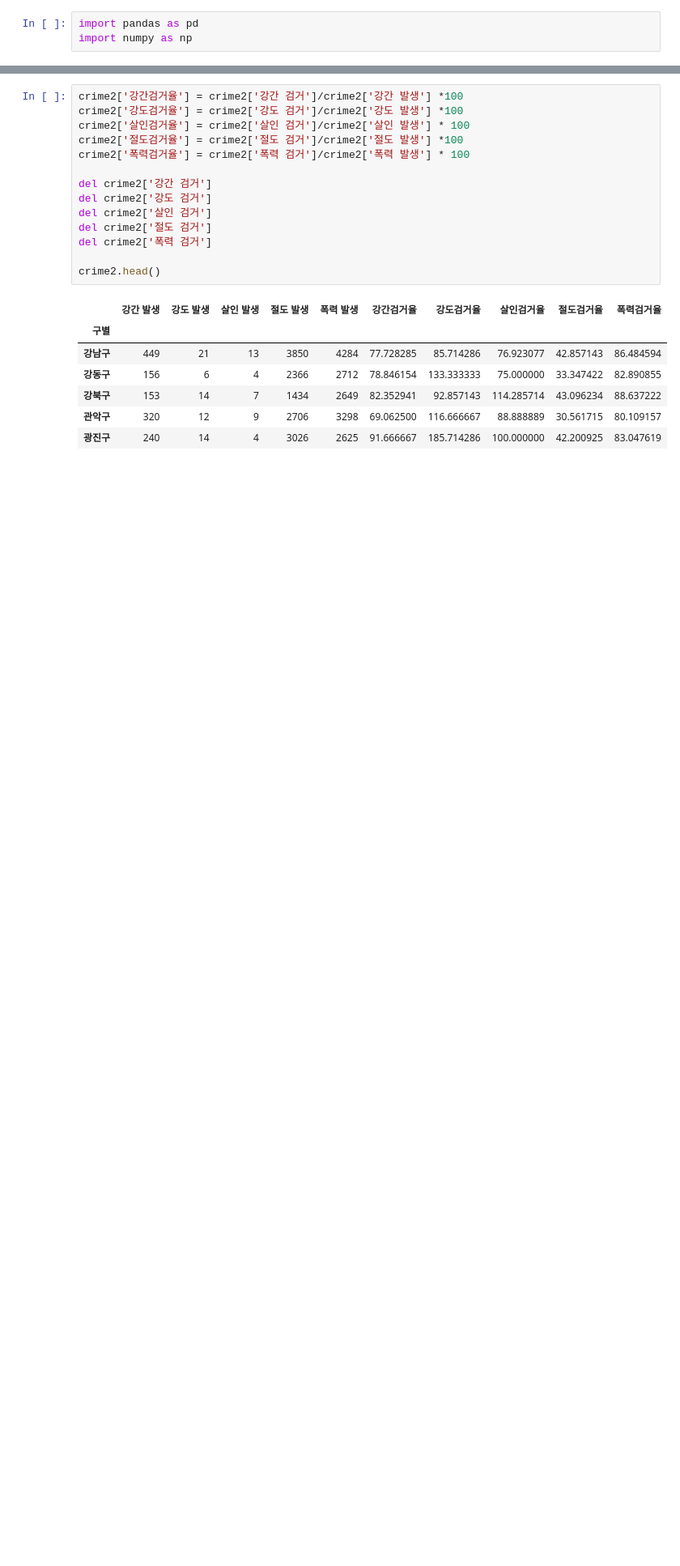
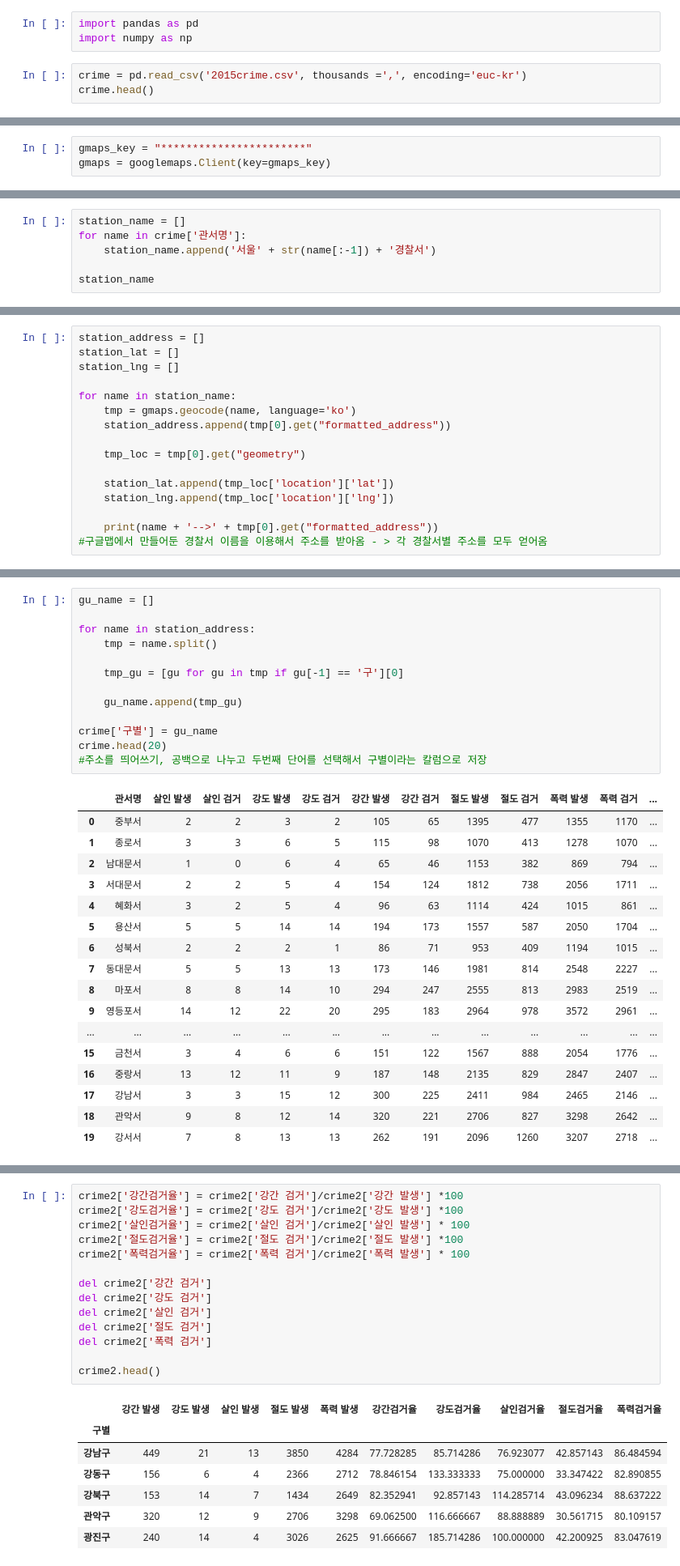
Before and after one commit to 01chic/01.Crime, a Jupyter notebook: 서울시 구별 범죄현황 분석 2015.ipynb, the cells around one changed output, grey strips where cells are left out. Shown: that part at 81% size. Saved outputs shown, nothing was run; the diff lists cells and outputs as text; blank space fills up the shorter version.

```diff
--- a/서울시 구별 범죄현황 분석 2015.ipynb
+++ b/서울시 구별 범죄현황 분석 2015.ipynb
@@ -1,3 +1,6 @@
 # %%
 import pandas as pd
 import numpy as np
+# %%
+crime = pd.read_csv('2015crime.csv', thousands =',', encoding='euc-kr')
+crime.head()
@@ -3,0 +16,3 @@ import numpy as np
+# %%
+gmaps_key = "***********************"
+gmaps = googlemaps.Client(key=gmaps_key)
@@ -3,0 +40,6 @@ import numpy as np
+# %%
+station_name = []
+for name in crime['관서명']:
+    station_name.append('서울' + str(name[:-1]) + '경찰서')
+
+station_name
@@ -3,0 +64,16 @@ import numpy as np
+# %%
+station_address = []
+station_lat = []
+station_lng = []
+
+for name in station_name:
+    tmp = gmaps.geocode(name, language='ko')
+    station_address.append(tmp[0].get("formatted_address"))
+
+    tmp_loc = tmp[0].get("geometry")
+
+    station_lat.append(tmp_loc['location']['lat'])
+    station_lng.append(tmp_loc['location']['lng'])
+
+    print(name + '-->' + tmp[0].get("formatted_address"))
+#구글맵에서 만들어둔 경찰서 이름을 이용해서 주소를 받아옴 - > 각 경찰서별 주소를 모두 얻어옴
@@ -4 +160,32 @@ import numpy as np
+# %%
+gu_name = []
+
+for name in station_address:
+    tmp = name.split()
+
+    tmp_gu = [gu for gu in tmp if gu[-1] == '구'][0]
+
+    gu_name.append(tmp_gu)
+
+crime['구별'] = gu_name
+crime.head(20)
+#주소를 띄어쓰기, 공백으로 나누고 두번째 단어를 선택해서 구별이라는 칼럼으로 저장
+# %% [output]
+|  | 관서명 | 살인 발생 | 살인 검거 | 강도 발생 | 강도 검거 | 강간 발생 | 강간 검거 | 절도 발생 | 절도 검거 | 폭력 발생 | 폭력 검거 | ... |
+| 0 | 중부서 | 2 | 2 | 3 | 2 | 105 | 65 | 1395 | 477 | 1355 | 1170 | ... |
+| 1 | 종로서 | 3 | 3 | 6 | 5 | 115 | 98 | 1070 | 413 | 1278 | 1070 | ... |
+| 2 | 남대문서 | 1 | 0 | 6 | 4 | 65 | 46 | 1153 | 382 | 869 | 794 | ... |
+| 3 | 서대문서 | 2 | 2 | 5 | 4 | 154 | 124 | 1812 | 738 | 2056 | 1711 | ... |
+| 4 | 혜화서 | 3 | 2 | 5 | 4 | 96 | 63 | 1114 | 424 | 1015 | 861 | ... |
+| 5 | 용산서 | 5 | 5 | 14 | 14 | 194 | 173 | 1557 | 587 | 2050 | 1704 | ... |
+| 6 | 성북서 | 2 | 2 | 2 | 1 | 86 | 71 | 953 | 409 | 1194 | 1015 | ... |
+| 7 | 동대문서 | 5 | 5 | 13 | 13 | 173 | 146 | 1981 | 814 | 2548 | 2227 | ... |
+| 8 | 마포서 | 8 | 8 | 14 | 10 | 294 | 247 | 2555 | 813 | 2983 | 2519 | ... |
+| 9 | 영등포서 | 14 | 12 | 22 | 20 | 295 | 183 | 2964 | 978 | 3572 | 2961 | ... |
+| ... | ... | ... | ... | ... | ... | ... | ... | ... | ... | ... | ... | ... |
+| 15 | 금천서 | 3 | 4 | 6 | 6 | 151 | 122 | 1567 | 888 | 2054 | 1776 | ... |
+| 16 | 중랑서 | 13 | 12 | 11 | 9 | 187 | 148 | 2135 | 829 | 2847 | 2407 | ... |
+| 17 | 강남서 | 3 | 3 | 15 | 12 | 300 | 225 | 2411 | 984 | 2465 | 2146 | ... |
+| 18 | 관악서 | 9 | 8 | 12 | 14 | 320 | 221 | 2706 | 827 | 3298 | 2642 | ... |
+| 19 | 강서서 | 7 | 8 | 13 | 13 | 262 | 191 | 2096 | 1260 | 3207 | 2718 | ... |
 # %%
```
Also changed, not shown: parts of 28 cells of this notebook.
